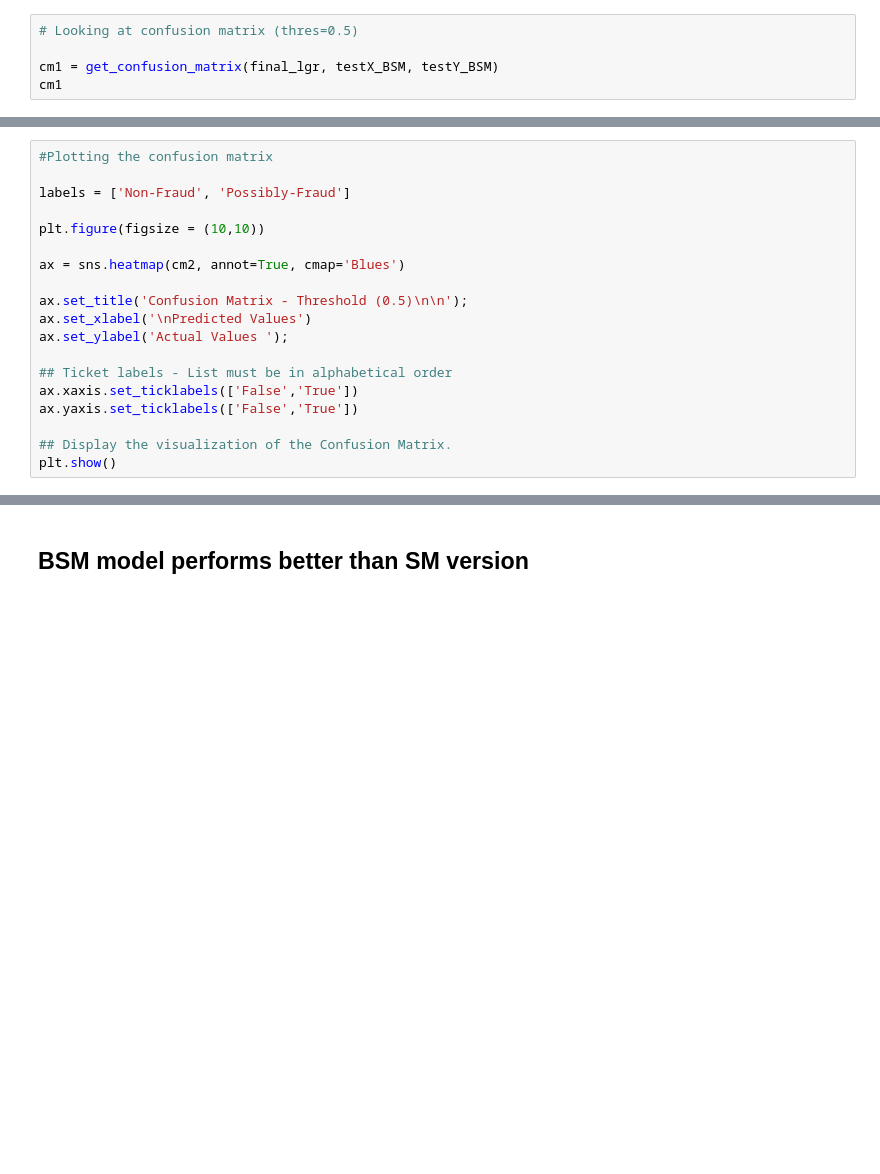
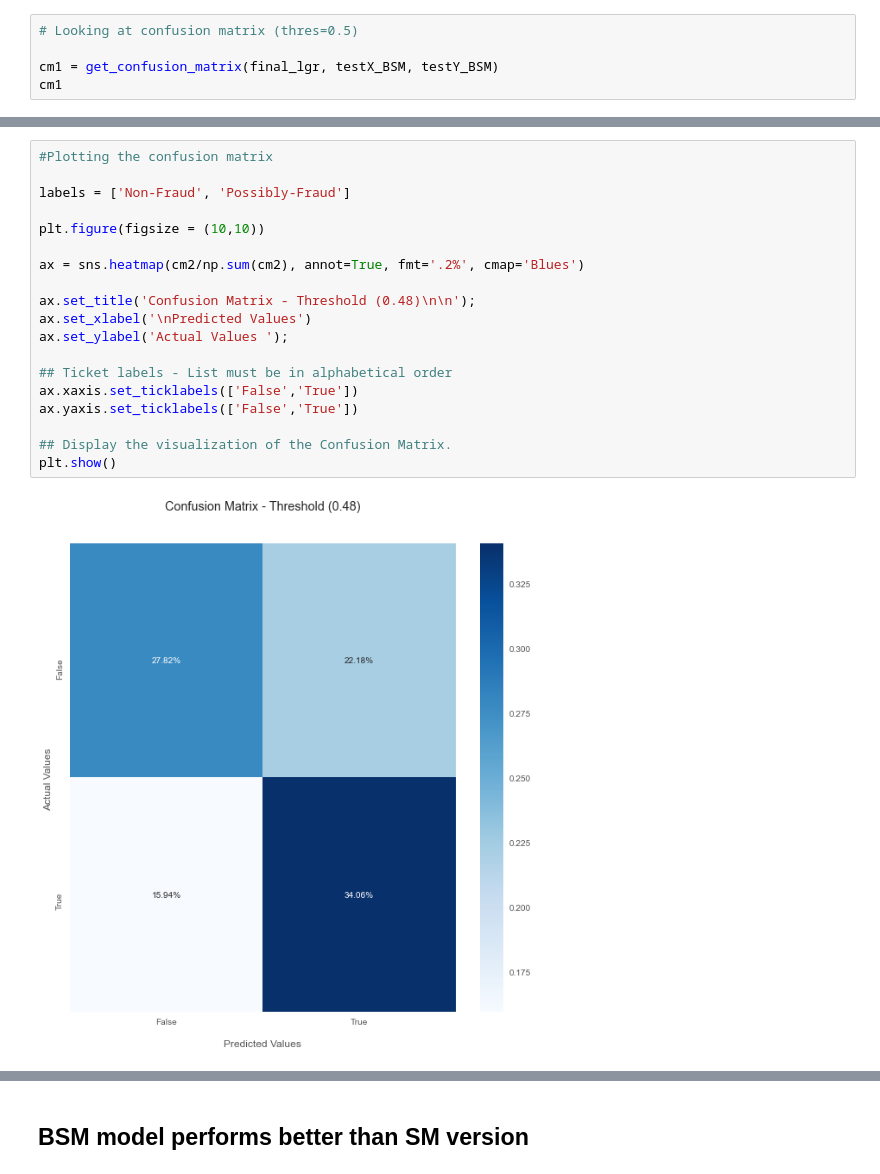
Before and after one commit to suhitasva/Capstone_Project, a Jupyter notebook: LGR_models.ipynb, the cells around one changed output, grey strips where cells are left out. Saved outputs shown, nothing was run; the diff lists cells and outputs as text; blank space fills up the shorter version.

```diff
--- a/LGR_models.ipynb
+++ b/LGR_models.ipynb
@@ -473,22 +542,24 @@ cm2
-# %%
-#Plotting the confusion matrix
-
-labels = ['Non-Fraud', 'Possibly-Fraud']
-
-plt.figure(figsize = (10,10))
-
-ax = sns.heatmap(cm2, annot=True, cmap='Blues')
-
-ax.set_title('Confusion Matrix - Threshold (0.5)\n\n');
-ax.set_xlabel('\nPredicted Values')
-ax.set_ylabel('Actual Values ');
-
-## Ticket labels - List must be in alphabetical order
-ax.xaxis.set_ticklabels(['False','True'])
-ax.yaxis.set_ticklabels(['False','True'])
-
-## Display the visualization of the Confusion Matrix.
-plt.show()
+# %%
+#Plotting the confusion matrix
+
+labels = ['Non-Fraud', 'Possibly-Fraud']
+
+plt.figure(figsize = (10,10))
+
+ax = sns.heatmap(cm2/np.sum(cm2), annot=True, fmt='.2%', cmap='Blues')
+
+ax.set_title('Confusion Matrix - Threshold (0.48)\n\n');
+ax.set_xlabel('\nPredicted Values')
+ax.set_ylabel('Actual Values ');
+
+## Ticket labels - List must be in alphabetical order
+ax.xaxis.set_ticklabels(['False','True'])
+ax.yaxis.set_ticklabels(['False','True'])
+
+## Display the visualization of the Confusion Matrix.
+plt.show()
+# %% [output]
+[figure, added]
 # %%
 # Visualizing the AUC/ROC curve with Yellowbricks
 
```
Also changed, not shown: parts of 32 cells of this notebook.
